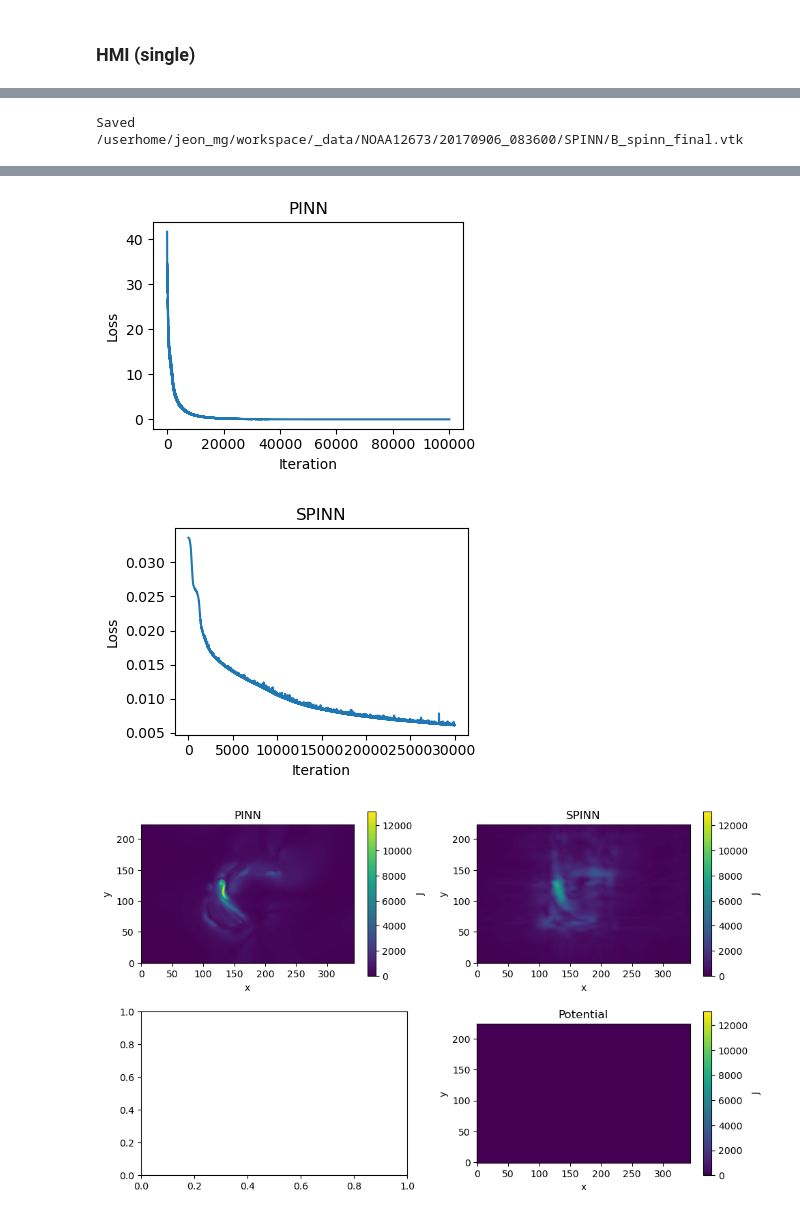
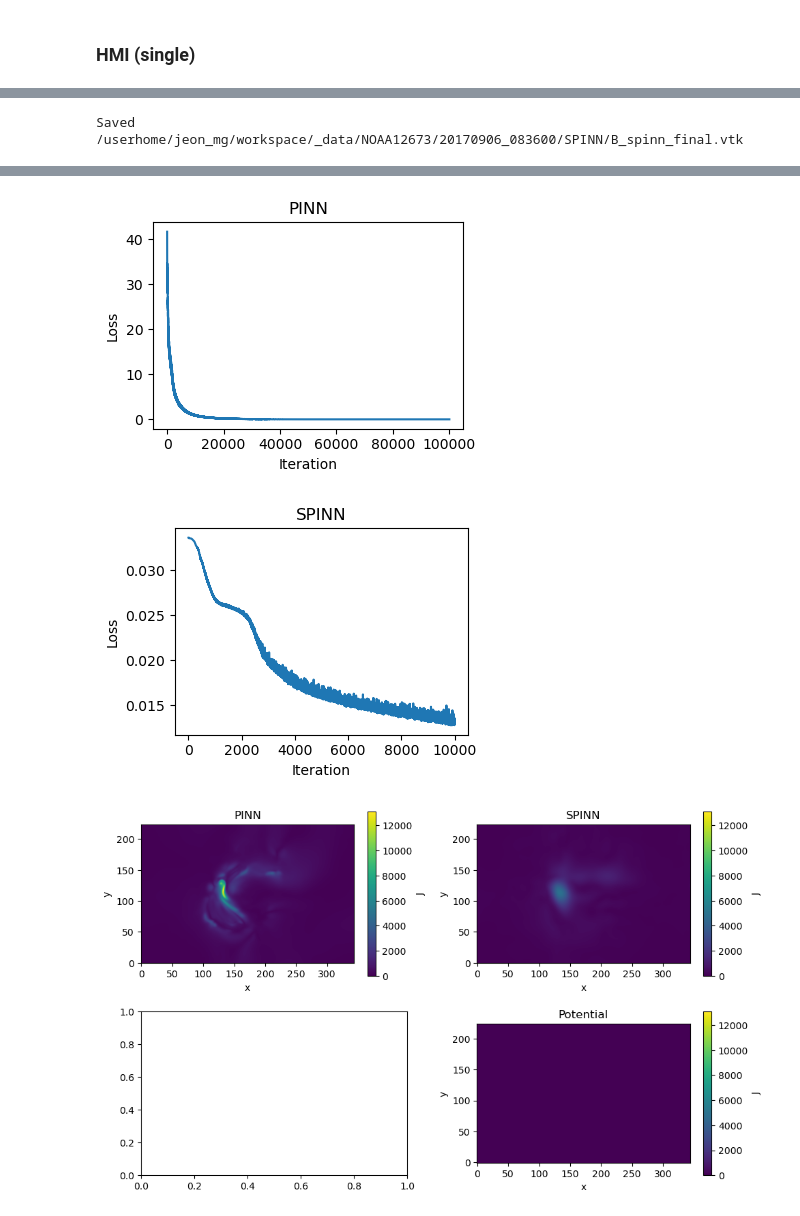
Before and after one commit to mgjeon/2023_zpinn, a Jupyter notebook: nbs/32_SPINN_organize.ipynb, the cells around one changed output, grey strips where cells are left out. Saved outputs shown, nothing was run; the diff lists cells and outputs as text; code cells hidden in the pictures.

```diff
--- a/nbs/32_SPINN_organize.ipynb
+++ b/nbs/32_SPINN_organize.ipynb
@@ -1060,7 +1060,7 @@ configs['PINN'] = {'spatial_norm':spatial_norm,
 
 # SPINN #################################
 b_norm = 2500
-total_iterations = 30000
+total_iterations = 10000
 log_interval = 1000
 loss_threshold = 1e-3
 
@@ -1081,7 +1081,7 @@ mlp = 'modified_mlp'
 
 feat_sizes = tuple([features for _ in range(n_layers)])
 out_dim = 3
-lr = 1e-4
+lr = 5e-5
 lr_decay_iterations = total_iterations
 decay_rate = 0.98
 # lr_decay_iterations = None
@@ -1098,14 +1098,14 @@ n_max_z = (Nz/spatial_norm)
 # n_max_z = 2
 
 w_ff = 0.1
-w_div = 1
+w_div = 0.1
 
 w_bc = 1
 # w_bc_decay_iterations = 25000
 w_bc_decay_iterations = None
 
 is_random = True
-Nc = 32
+Nc = 128
 # Nc = None
 random_interval = 1
 # Ncx = Nx
@@ -1237,4 +1231,4 @@ Force-free (SPINN): 630.4520874023438
 ======================================================================
 [figure]
-[figure, old version]
+[figure, new version]
-[figure, old version]
+[figure, new version]
```
Also changed, not shown: parts of 3 cells of this notebook, 6 other files.
